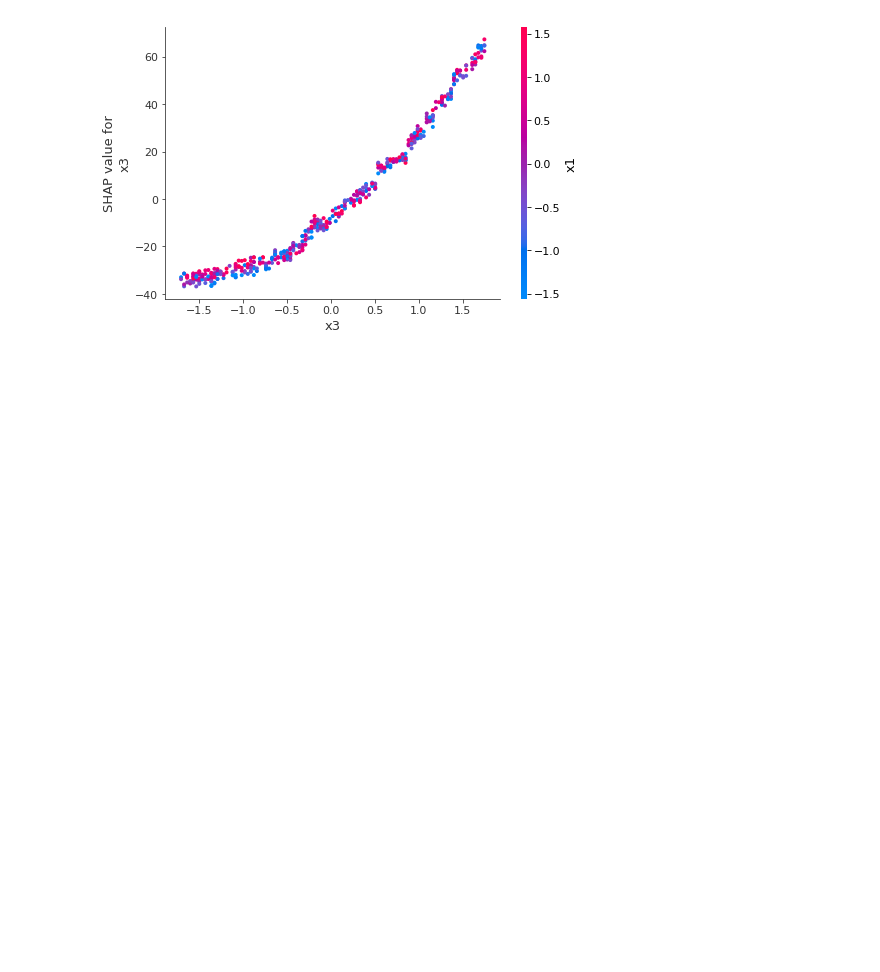
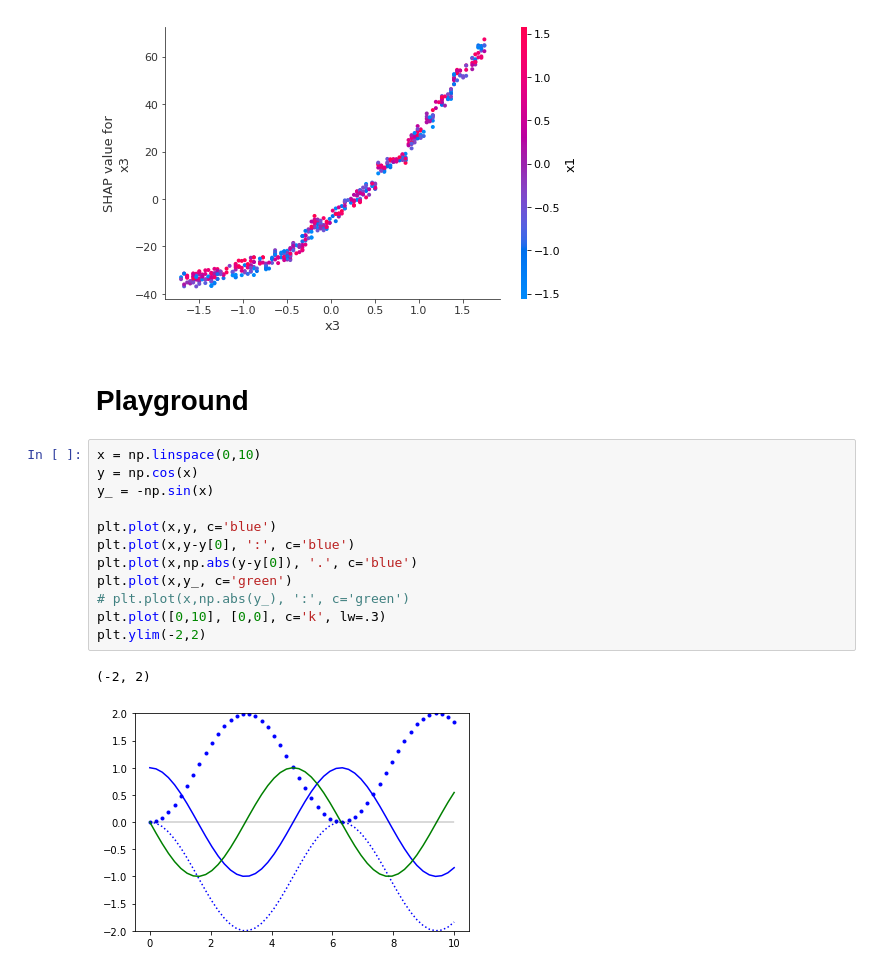
Before and after one commit to parrt/stratx, a Jupyter notebook: notebooks/examples-featimp.ipynb, the cells around one changed output. Drawn from its saved outputs; the diff is of its cells as text; blank space fills up the shorter version.

```diff
--- a/notebooks/examples-featimp.ipynb
+++ b/notebooks/examples-featimp.ipynb
@@ -243,3 +243,20 @@ shap.dependence_plot("x2", shap_values, X)
 shap.dependence_plot("x3", shap_values, X)
 # %% [output]
 [figure]
+# %% [markdown]
+# Playground
+# %%
+x = np.linspace(0,10)
+y = np.cos(x)
+y_ = -np.sin(x)
+
+plt.plot(x,y, c='blue')
+plt.plot(x,y-y[0], ':', c='blue')
+plt.plot(x,np.abs(y-y[0]), '.', c='blue')
+plt.plot(x,y_, c='green')
+# plt.plot(x,np.abs(y_), ':', c='green')
+plt.plot([0,10], [0,0], c='k', lw=.3)
+plt.ylim(-2,2)
+# %% [output]
+(-2, 2)
+[figure, added]
```
Also changed, not shown: parts of 4 cells of this notebook.
